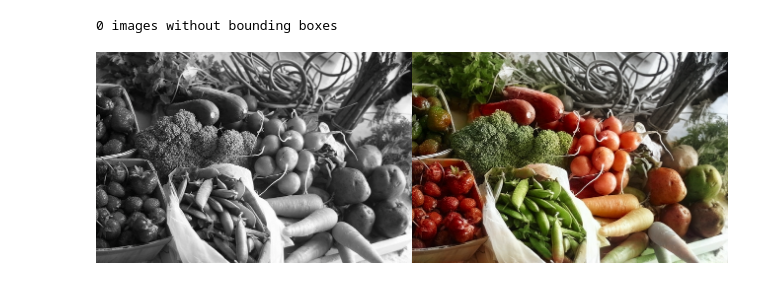
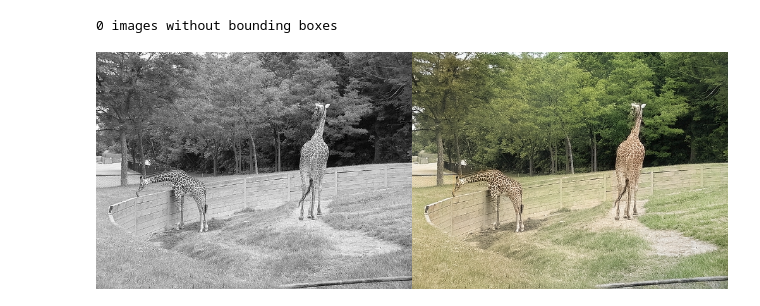
Before and after one commit to eliaquim10/recoloring, a Jupyter notebook: InstColorization/InstColorization.ipynb, the cells around one changed output. Cells and saved outputs as stored; diff of their text form; code cells hidden in the pictures.

```diff
--- a/InstColorization/InstColorization.ipynb
+++ b/InstColorization/InstColorization.ipynb
@@ -161,29 +282,29 @@ Please use `tqdm.notebook.tqdm` instead of `tqdm.tqdm_notebook`
 # %%
 from google.colab.patches import cv2_imshow
 img_name_list = ['000000022969', '000000023781', '000000046872', '000000050145']
-show_index = 1
+show_index = 0
 
 img = cv2.imread('example/'+img_name_list[show_index]+'.jpg')
 lab_image = cv2.cvtColor(img, cv2.COLOR_BGR2LAB)
 l_channel, _, _ = cv2.split(lab_image)
 
 img = cv2.imread('results/'+img_name_list[show_index]+'.png')
 lab_image = cv2.cvtColor(img, cv2.COLOR_BGR2LAB)
 _, a_pred, b_pred = cv2.split(lab_image)
 a_pred = cv2.resize(a_pred, (l_channel.shape[1], l_channel.shape[0]))
 b_pred = cv2.resize(b_pred, (l_channel.shape[1], l_channel.shape[0]))
 gray_color = np.ones_like(a_pred) * 128
 
 gray_image = cv2.cvtColor(np.stack([l_channel, gray_color, gray_color], 2), cv2.COLOR_LAB2BGR)
 color_image = cv2.cvtColor(np.stack([l_channel, a_pred, b_pred], 2), cv2.COLOR_LAB2BGR)
 
 # save_img_path = 'results_origin/'
 # if os.path.isdir(save_img_path) is False:
 #     print('Create path: {0}'.format(save_img_path))
 #     os.makedirs(save_img_path)
 
 # cv2.imwrite('results_origin/'+img_name_list[show_index]+'.png', color_image)
 
 cv2_imshow(np.concatenate([gray_image, color_image], 1))
 # %% [output]
-[figure, old version]
+[figure, new version]
```
Also changed, not shown: parts of 17 cells of this notebook, 1 other file.
